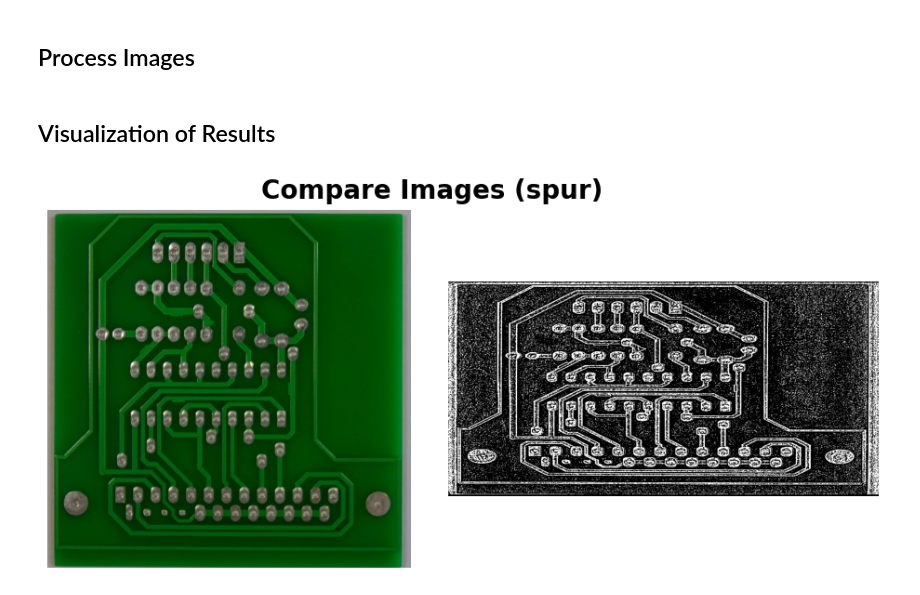
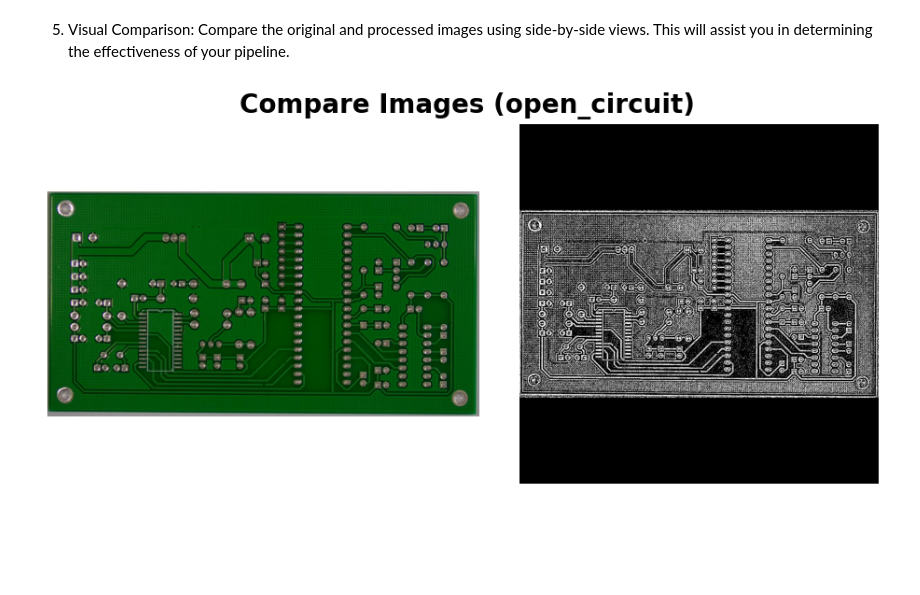
Before and after one commit to SiulRek/pcb-defect-detection, a Jupyter notebook: source/image_preprocessing/notebooks/image_preprocessor_documentation.ipynb, the cells around one changed output. Saved outputs shown, nothing was run; the diff lists cells and outputs as text; code cells hidden in the pictures; blank space fills up the shorter version.

```diff
--- a/source/image_preprocessing/notebooks/image_preprocessor_documentation.ipynb
+++ b/source/image_preprocessing/notebooks/image_preprocessor_documentation.ipynb
@@ -14,2 +129,0 @@ image_dataset = kaggle_dataset.load_tf_record()
-# %% [markdown]
-## Process Images
@@ -22,19 +139,18 @@ pipeline = [
     steps.AdaptiveHistogramEqualizer(clip_limit=2.0, tile_gridsize=(8,8)),
     steps.RGBToGrayscale(),
     steps.AdaptiveThresholder(block_size=15, c=-2),
-    steps.DilateErodeSequencer(sequence='de'),
     steps.SquareShapePadder(),
-    steps.ShapeResizer(desired_shape=(500,1000))
-    #steps. add a step here.
+    steps.ShapeResizer(desired_shape=(1000,1000))
+    # ... Add/change steps
 ]
-# Note: normalization steps cast the image tensors to float16, therefore when plotted problems might occur!
+
 
 preprocessor.set_pipe(pipeline)
 processed_dataset = preprocessor.process(image_dataset)
-# %% [markdown]
-## Visualization of Results
+# %% [markdown]
+5. Visual Comparison: Compare the original and processed images using side-by-side views. This will assist you in determining the effectiveness of your pipeline.
 # %%
 pcb_visualizer = PCBVisualizerforTF()
-pcb_visualizer.plot_image_comparison(image_dataset, processed_dataset, 2)
+pcb_visualizer.plot_image_comparison(image_dataset, processed_dataset, 1)
 # %% [output]
-[figure, old version]
+[figure, new version]
```
Also changed, not shown: parts of 19 cells of this notebook, 1 other file.
